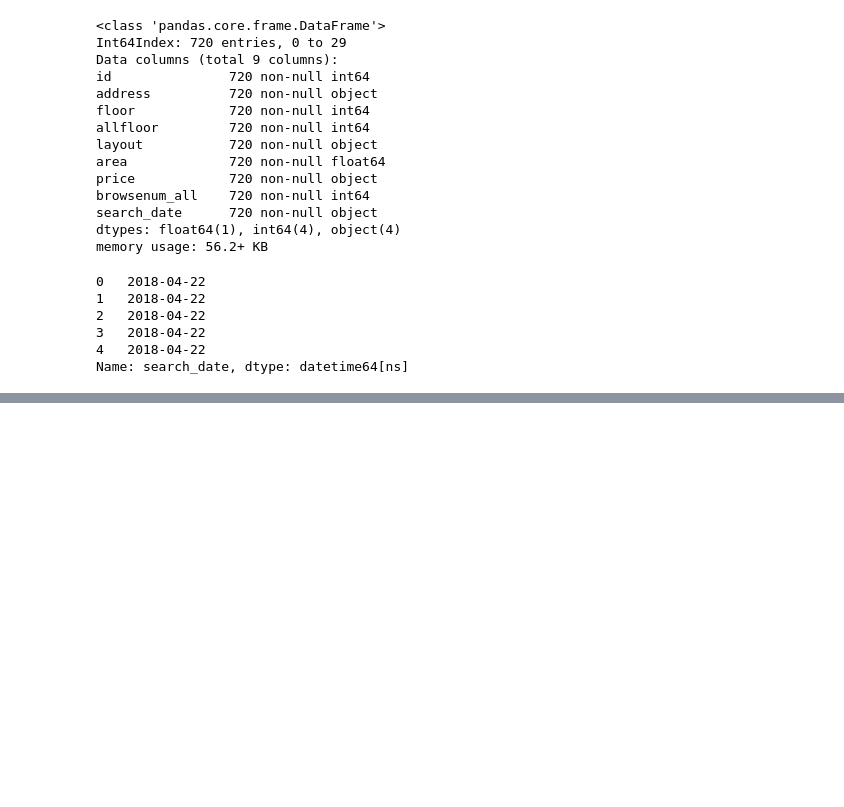
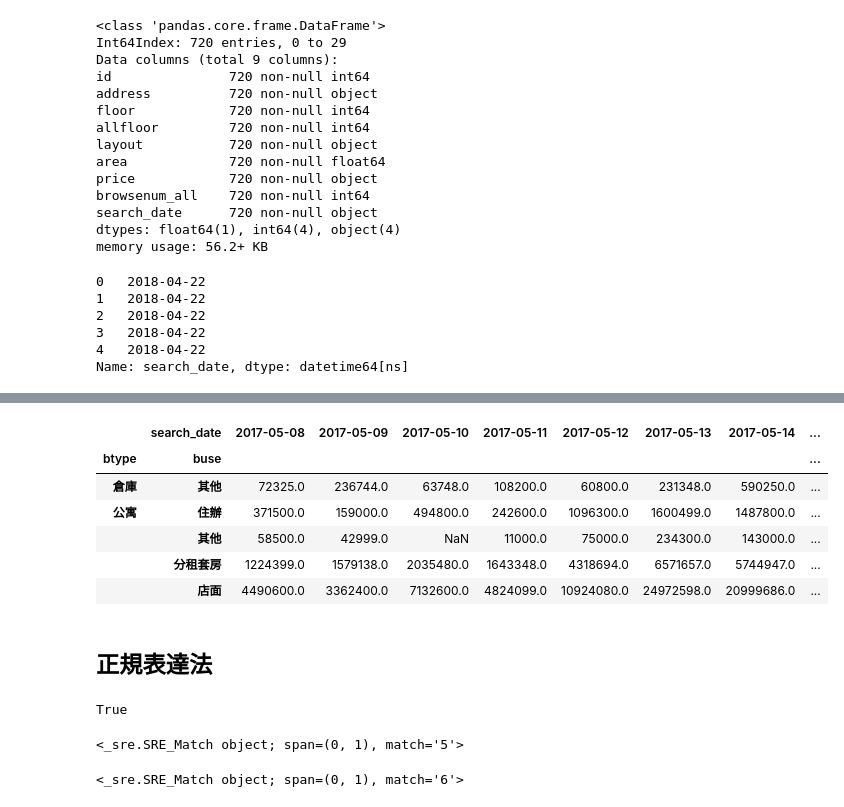
Before and after one commit to ywchiu/tibamepy, a Jupyter notebook: Demo20180422.ipynb, the cells around one changed output, grey strips where cells are left out. Cells and saved outputs as stored; diff of their text form; code cells hidden in the pictures; blank space fills up the shorter version.

```diff
--- a/Demo20180422.ipynb
+++ b/Demo20180422.ipynb
@@ -1267,0 +1351,23 @@ Name: search_date, dtype: datetime64[ns]
+# %%
+df_long=df_wide.stack()
+df_long.head()
+# %% [output]
+|  | search_date | 2017-05-08 | 2017-05-09 | 2017-05-10 | 2017-05-11 | 2017-05-12 | 2017-05-13 | 2017-05-14 | ... |
+| btype | buse |  |  |  |  |  |  |  | ... |
+| 倉庫 | 其他 | 72325.0 | 236744.0 | 63748.0 | 108200.0 | 60800.0 | 231348.0 | 590250.0 | ... |
+| 公寓 | 住辦 | 371500.0 | 159000.0 | 494800.0 | 242600.0 | 1096300.0 | 1600499.0 | 1487800.0 | ... |
+|  | 其他 | 58500.0 | 42999.0 | NaN | 11000.0 | 75000.0 | 234300.0 | 143000.0 | ... |
+|  | 分租套房 | 1224399.0 | 1579138.0 | 2035480.0 | 1643348.0 | 4318694.0 | 6571657.0 | 5744947.0 | ... |
+|  | 店面 | 4490600.0 | 3362400.0 | 7132600.0 | 4824099.0 | 10924080.0 | 24972598.0 | 20999686.0 | ... |
+# %% [markdown]
+## 正規表達法
+# %%
+'0912345678' in 'this is a long text with personal phone number: 0912345678'
+# %% [output]
+True
+# %%
+import re
+s = '5'
+re.match('5', s)
+# %% [output]
+<_sre.SRE_Match object; span=(0, 1), match='5'>
@@ -1267,0 +1377,6 @@ Name: search_date, dtype: datetime64[ns]
+# %%
+# [] match any character within []
+s = '6'
+re.match('[0123456789]', s)
+# %% [output]
+<_sre.SRE_Match object; span=(0, 1), match='6'>
```
Also changed, not shown: parts of 44 cells of this notebook.
